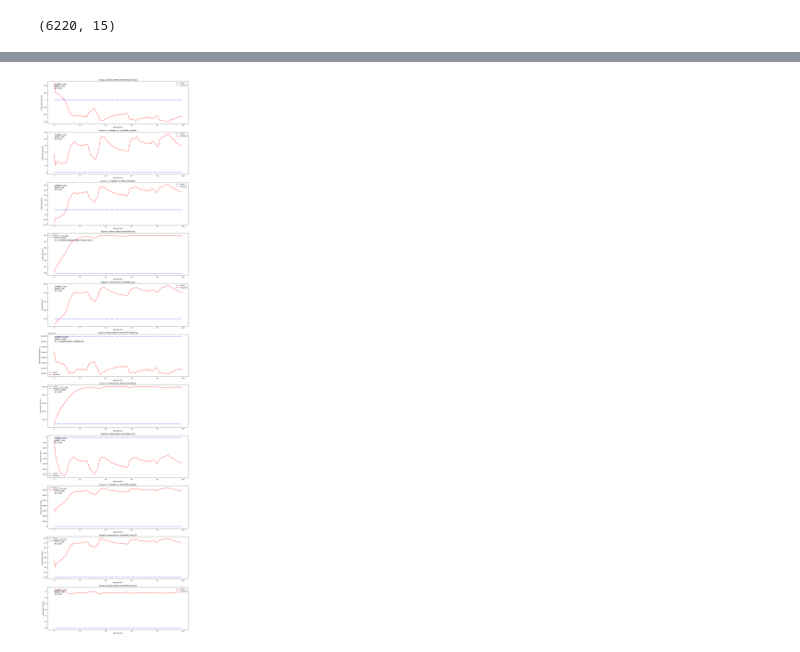
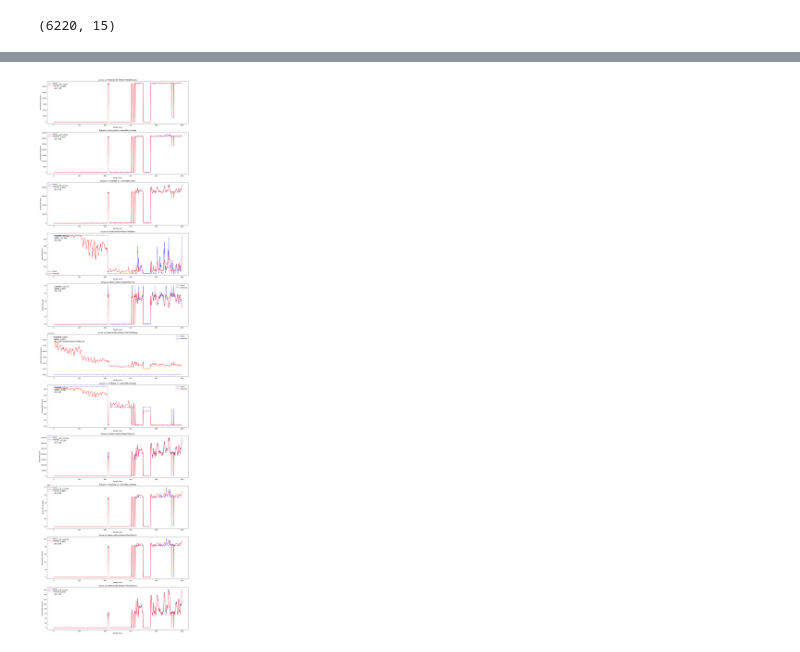
Before and after one commit to SaranyaAnbarasu/rl-modelica, a Jupyter notebook: ChillerGroup_ANN.ipynb, the cells around one changed output, grey strips where cells are left out. Saved outputs shown, nothing was run; the diff lists cells and outputs as text; code cells hidden in the pictures.

Commit message:
Adding model and env setup code

```diff
--- a/ChillerGroup_ANN.ipynb
+++ b/ChillerGroup_ANN.ipynb
@@ -154,5 +236,0 @@ model.compile(optimizer=tf.keras.optimizers.Adam(learning_rate = 0.001), loss='m
-# %%
-history = model.fit(X_train, y_train, epochs=800, batch_size=256, validation_split=0.2)
-
-test_loss, test_mae = model.evaluate(X_test, y_test)
-print(f"Test Loss: {test_loss}, Test MAE: {test_mae}")
@@ -177,2 +236,0 @@ Epoch 699/800
-# %%
-model.load_weights("trained_model_ChillerANN.h5")
@@ -212,6 +237,8 @@ loaded_model = tf.keras.models.load_model('trained_model_ChillerANN.h5')
 # %%
 # Make predictions
-y_pred = model.predict(X_test)
+import matplotlib.pyplot as plt
+with torch.no_grad():
+    y_pred = model(torch.Tensor(X_test)).numpy()
 
 # Convert predictions and actual values to DataFrames for easier manipulation
 predictions_df = pd.DataFrame(scaler_y.inverse_transform(y_pred), columns=outputs)
@@ -277,10 +306,17 @@ def plot_actual_vs_predicted(actuals, predictions, output_names):
 # %%
 predictions = []
 
-prediction = model.predict(X_test[0].reshape(1, -1))
-predictions.append(prediction)
-for row_idx in range(1, 100):
+with torch.no_grad():
+    prediction = model(torch.Tensor(X_test[0].reshape(1, -1))).numpy()
+    predictions.append(prediction)
+    for row_idx in range(1, 1000):
 
-    prediction = model.predict(np.concatenate([X_test[row_idx][:4], prediction.reshape(-1, )]).reshape(1, -1))
-    predictions.append(prediction)
+
+        prediction = model(torch.Tensor(np.concatenate([X_test[row_idx][:4], prediction.reshape(-1, )]).reshape(1, -1))).numpy()
+        predictions.append(prediction)
+
+    predictions = np.array(predictions)
+    predictions_df = pd.DataFrame(scaler_y.inverse_transform(predictions.reshape(-1, y_test.shape[1])), columns=outputs)
+    actuals_df = pd.DataFrame(scaler_y.inverse_transform(y_test[:1000]), columns=outputs)
+    plot_actual_vs_predicted(actuals_df, predictions_df, outputs)
 # %% [output]
@@ -303,0 +323 @@ for row_idx in range(1, 100):
+[figure, added]
@@ -310,5 +323,0 @@ actuals_df = pd.DataFrame(scaler_y.inverse_transform(y_test[:100]), columns=outp
-# %%
-
-plot_actual_vs_predicted(actuals_df, predictions_df, outputs)
-# %% [output]
-[figure, removed]
```
Also changed, not shown: parts of 10 cells of this notebook, 28 other files.
